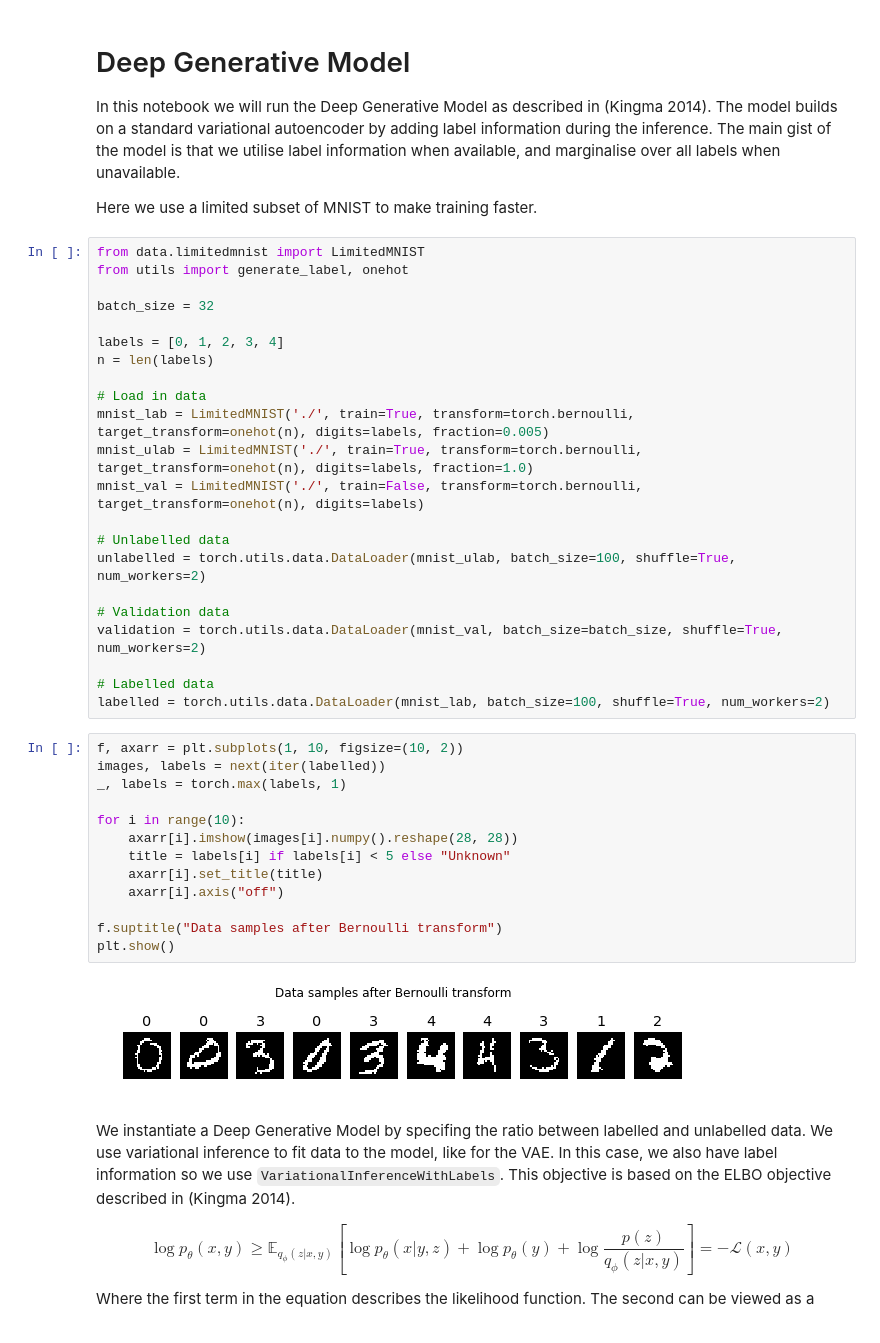
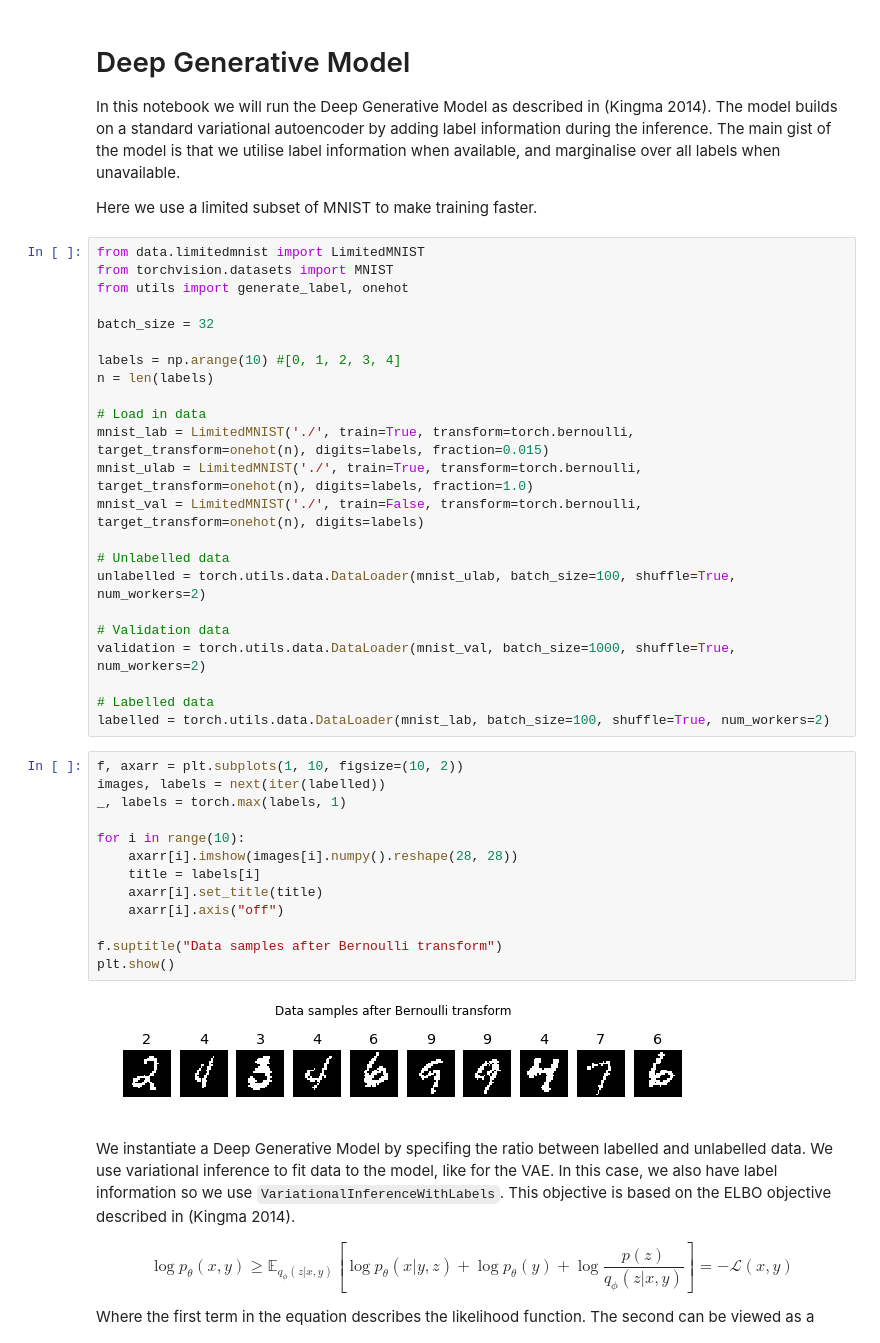
Before and after one commit to wohlert/semi-supervised-pytorch, a Jupyter notebook: examples/notebooks/DGM - MNIST.ipynb, the cells around one changed output. Drawn from its saved outputs; the diff is of its cells as text.

```diff
--- a/examples/notebooks/DGM - MNIST.ipynb
+++ b/examples/notebooks/DGM - MNIST.ipynb
@@ -20,15 +20,16 @@ In this notebook we will run the Deep Generative Model as described in (Kingma 2
 Here we use a limited subset of MNIST to make training faster.
 # %%
 from data.limitedmnist import LimitedMNIST
+from torchvision.datasets import MNIST
 from utils import generate_label, onehot
 
 batch_size = 32
 
-labels = [0, 1, 2, 3, 4]
+labels = np.arange(10) #[0, 1, 2, 3, 4]
 n = len(labels)
 
 # Load in data
-mnist_lab = LimitedMNIST('./', train=True, transform=torch.bernoulli, target_transform=onehot(n), digits=labels, fraction=0.005)
+mnist_lab = LimitedMNIST('./', train=True, transform=torch.bernoulli, target_transform=onehot(n), digits=labels, fraction=0.015)
 mnist_ulab = LimitedMNIST('./', train=True, transform=torch.bernoulli, target_transform=onehot(n), digits=labels, fraction=1.0)
 mnist_val = LimitedMNIST('./', train=False, transform=torch.bernoulli, target_transform=onehot(n), digits=labels)
 
@@ -36,25 +37,25 @@ mnist_val = LimitedMNIST('./', train=False, transform=torch.bernoulli, target_tr
 unlabelled = torch.utils.data.DataLoader(mnist_ulab, batch_size=100, shuffle=True, num_workers=2)
 
 # Validation data
-validation = torch.utils.data.DataLoader(mnist_val, batch_size=batch_size, shuffle=True, num_workers=2)
+validation = torch.utils.data.DataLoader(mnist_val, batch_size=1000, shuffle=True, num_workers=2)
 
 # Labelled data
 labelled = torch.utils.data.DataLoader(mnist_lab, batch_size=100, shuffle=True, num_workers=2)
 # %%
 f, axarr = plt.subplots(1, 10, figsize=(10, 2))
 images, labels = next(iter(labelled))
 _, labels = torch.max(labels, 1)
 
 for i in range(10):
     axarr[i].imshow(images[i].numpy().reshape(28, 28))
-    title = labels[i] if labels[i] < 5 else "Unknown"
+    title = labels[i]
     axarr[i].set_title(title)
     axarr[i].axis("off")
 
 f.suptitle("Data samples after Bernoulli transform")
 plt.show()
 # %% [output]
-[figure, old version]
+[figure, new version]
 # %% [markdown]
 We instantiate a Deep Generative Model by specifing the ratio between labelled and unlabelled data. We use variational inference to fit data to the model, like for the VAE. In this case, we also have label information so we use `VariationalInferenceWithLabels`. This objective is based on the ELBO objective described in (Kingma 2014).
 
```
Also changed, not shown: parts of 8 cells of this notebook, 10 other files.
